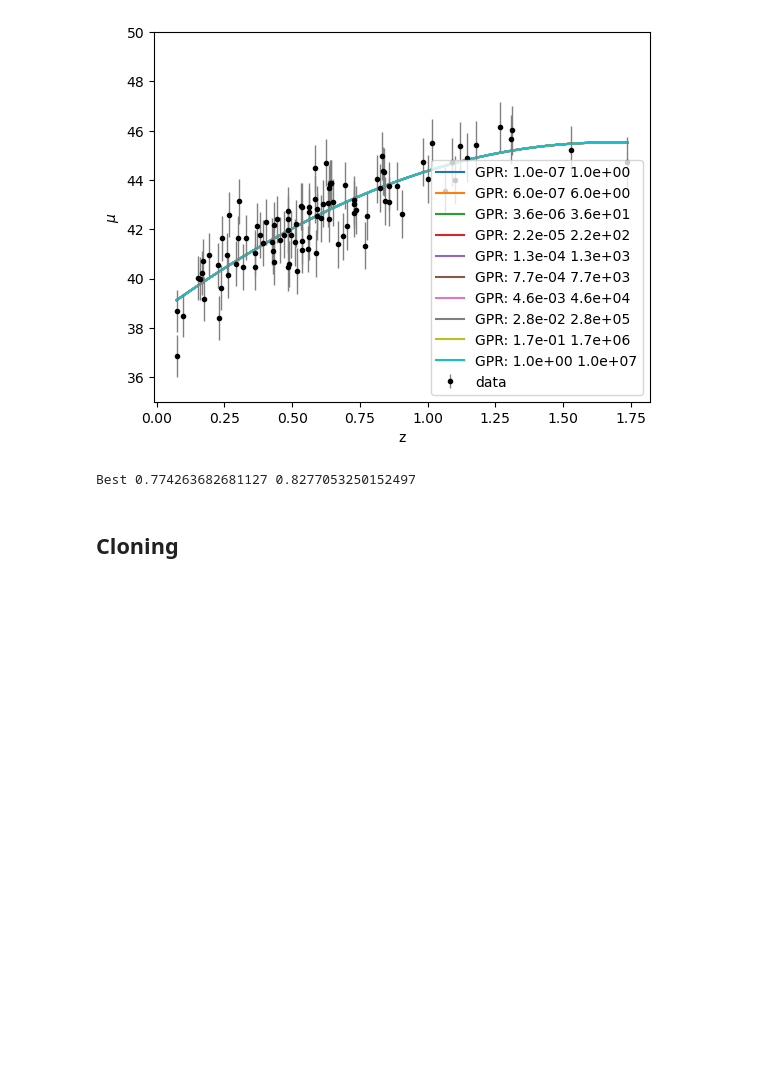
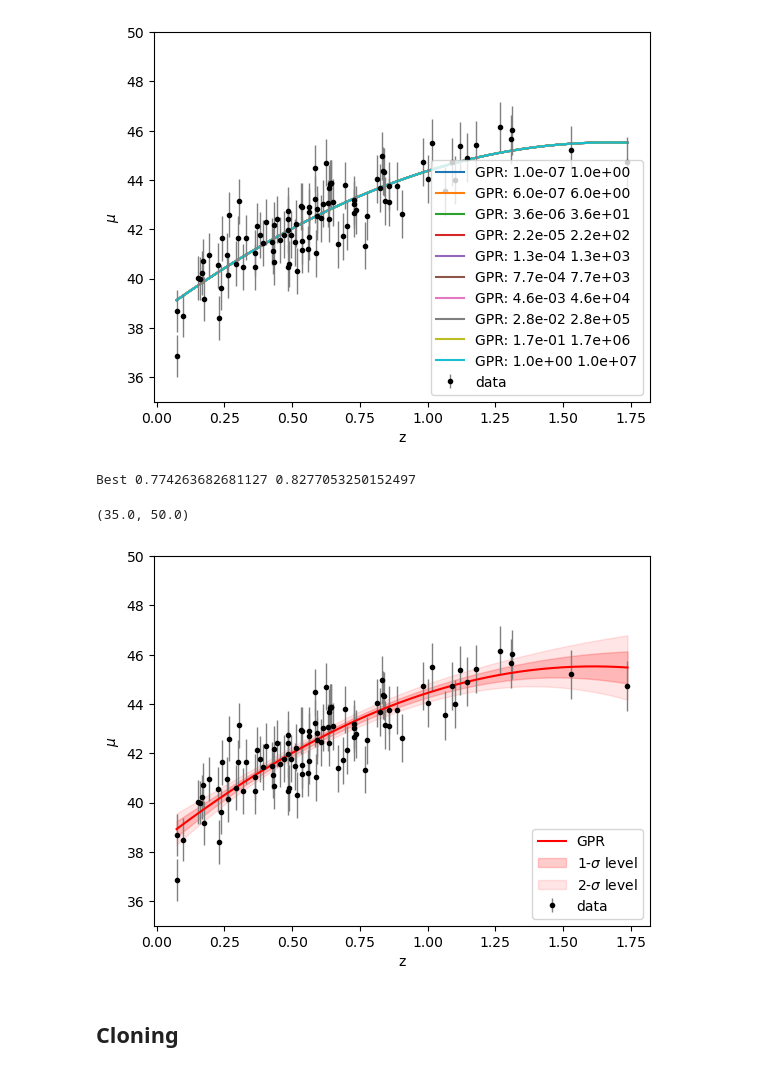
Before and after one commit to ebianchi803/astrostatistics_bicocca_2026, a Jupyter notebook: working/L18.ipynb, the cells around one changed output. Cells and saved outputs as stored; diff of their text form; code cells hidden in the pictures; blank space fills up the shorter version.

```diff
--- a/working/L18.ipynb
+++ b/working/L18.ipynb
@@ -136,10 +135,28 @@ for i, gpi in zip(lscales, gps):
     etest.append(error_validation)
 
 
-
+best_gpr_ind = np.argmin(etest)
 print("Best", lscales[np.argmin(etest)], min(etest))
 # %% [output]
 Best 0.774263682681127 0.8277053250152497
+# %%
+y_pred, dy_pred = gps[best_gpr_ind].predict(X, return_std=True)
+y_predx, dy_predx = gps[best_gpr_ind].predict(linx, return_std=True)
+# %%
+plt.errorbar(z_sample, mu_sample, dmu, fmt='.k', ecolor='gray', lw=1,label='data')
+#plt.errorbar(z_sample, y_pred, dy_pred, fmt='.r', ecolor='gray', lw=1,label='GPR')
+plt.plot(linx, y_predx, color='r', label='GPR')
+
+plt.fill_between(linx[:,0], y_predx - dy_predx, y_predx + dy_predx, color='r', alpha=0.2, label='1-$\sigma$ level')
+plt.fill_between(linx[:,0], y_predx - 2*dy_predx, y_predx + 2*dy_predx, color='r', alpha=0.1, label='2-$\sigma$ level')
+
+plt.xlabel("z")
+plt.ylabel("$\mu$")
+plt.legend(loc='lower right')
+plt.ylim(35,50)
+# %% [output]
+(35.0, 50.0)
+[figure, added]
 # %% [markdown]
 Cloning
 -
```
Also changed, not shown: parts of 20 cells of this notebook.
